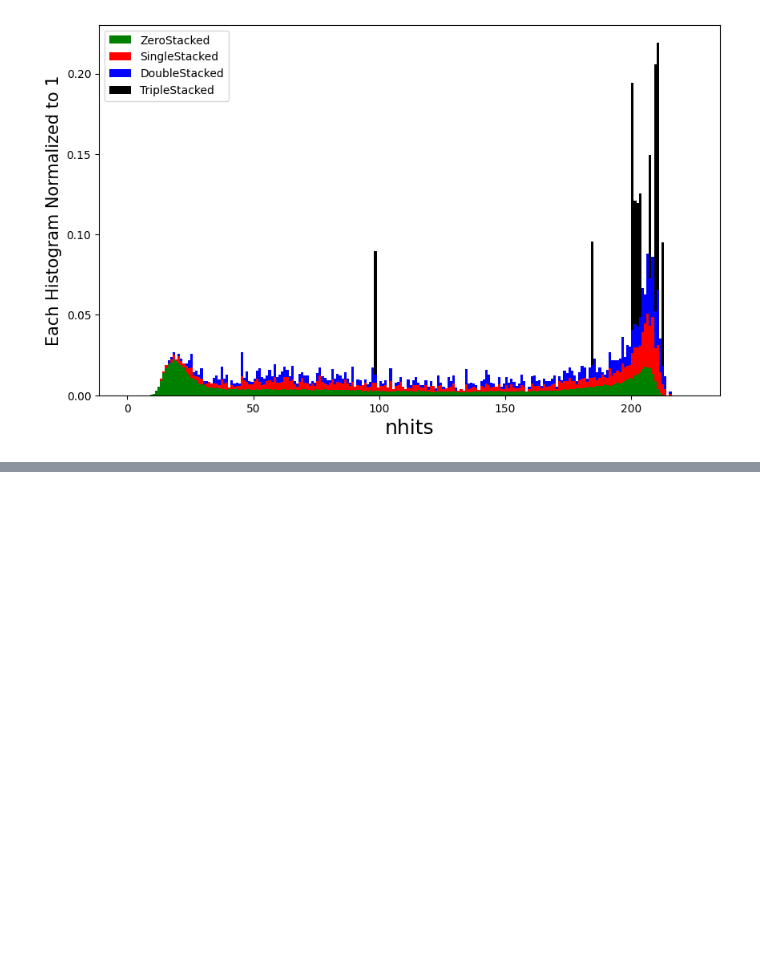
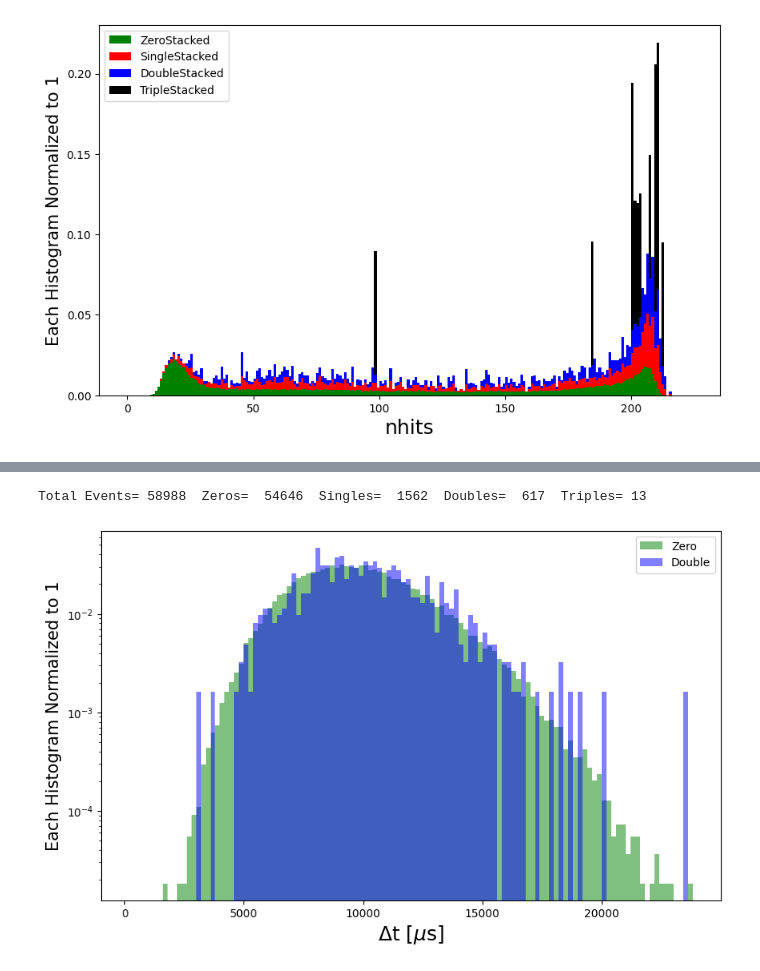
Before and after one commit to wtoslac/EosAnalyses, a Jupyter notebook: Wing/MuonAnalysis.ipynb, the cells around one changed output, grey strips where cells are left out. Saved outputs shown, nothing was run; the diff lists cells and outputs as text; code cells hidden in the pictures; blank space fills up the shorter version.

```diff
--- a/Wing/MuonAnalysis.ipynb
+++ b/Wing/MuonAnalysis.ipynb
@@ -245,0 +246,80 @@ Total Events= 58988  Zeros=  54645  Singles=  1562  Doubles=  617  Triples= 13
+# %%
+import ROOT
+import numpy as np
+import matplotlib.pyplot as plt
+import matplotlib.colors as colors
+
+run_number = "357"
+
+rdf = ROOT.RDataFrame("events","/mnt/data/eos/run"+run_number+"/run"+run_number+".root")
+nhit = rdf.AsNumpy(columns=["nhit"])["nhit"]
+event_number = rdf.AsNumpy(columns=["event_number"])["event_number"]
+board = rdf.AsNumpy(columns=["board"])["board"]
+channel = rdf.AsNumpy(columns=["channel"])["channel"]
+charge = rdf.AsNumpy(columns=["charge"])["charge"]
+deltat = rdf.AsNumpy(columns=["deltat"])["deltat"]
+
+nZero=0
+nSingle=0
+nDouble=0
+nTriple=0
+
+deltatZero = []
+deltatSingle = []
+deltatDouble = []
+deltatTriple = []
+
+
+for iEvt in range(0,len(event_number)):
+    MuonHits = np.zeros([2,3])
+    for iHit in range(0,len(board[iEvt])):
+        if  (board[iEvt][iHit] == 14 and channel[iEvt][iHit] == 12):
+           MuonHits[0,0]=1
+        elif(board[iEvt][iHit] == 14 and channel[iEvt][iHit] == 13):
+           MuonHits[0,1]=1
+        elif(board[iEvt][iHit] == 14 and channel[iEvt][iHit] == 14):
+           MuonHits[0,2]=1
+        elif(board[iEvt][iHit] == 15 and channel[iEvt][iHit] == 12):
+           MuonHits[1,0]=1
+        elif(board[iEvt][iHit] == 15 and channel[iEvt][iHit] == 13):
+           MuonHits[1,1]=1
+        elif(board[iEvt][iHit] == 15 and channel[iEvt][iHit] == 14):
+           MuonHits[1,2]=1
+
+    if(np.sum(MuonHits)==0):
+        nZero+=1
+        deltatZero.append(deltat[iEvt])
+
+    if(MuonHits[1,0] or MuonHits[1,2]):
+        nSingle+=1
+        deltatSingle.append(deltat[iEvt])
+        if(MuonHits[1,1] or MuonHits[0,2]):
+            #print("Double!",iEvt)
+            nDouble+=1
+            deltatDouble.append(deltat[iEvt])
+            if(MuonHits[0,0] or MuonHits[0,1]):
+                #print("Triple!",iEvt)
+                nTriple+=1
+                deltatTriple.append(deltat[iEvt])
+
+print("Total Events=",len(event_number)," Zeros= ",nZero," Singles= ",nSingle," Doubles= ",nDouble, " Triples=",nTriple)
+plt.figure(figsize=(10,6))
+
+weightsZero = np.ones_like(deltatZero) / len(deltatZero)
+weightsSingle = np.ones_like(deltatSingle) / len(deltatSingle)
+weightsDouble = np.ones_like(deltatDouble) / len(deltatDouble)
+weightsTriple = np.ones_like(deltatTriple) / len(deltatTriple)
+
+plt.hist(deltatZero,weights=weightsZero,label="Zero",color="green",bins=range(200,24000,200),alpha=0.5)
+plt.hist(deltatDouble,weights=weightsDouble,label="Double",color="blue",bins=range(200,24000,200),alpha=0.5)
+
+#plt.hist(nhitZero,color="green",alpha=0.7,label="ZeroNOTStacked",bins=range(0,225),density=True)
+
+plt.xlabel("$\Delta$t [$\mu$s]",fontsize=18)
+plt.ylabel("Each Histogram Normalized to 1",fontsize=15)
+plt.legend()
+plt.yscale('log')
+plt.show()
+# %% [output]
+Total Events= 58988  Zeros=  54646  Singles=  1562  Doubles=  617  Triples= 13
+[figure, added]
```
Also changed, not shown: parts of 4 cells of this notebook, 1 other file.
